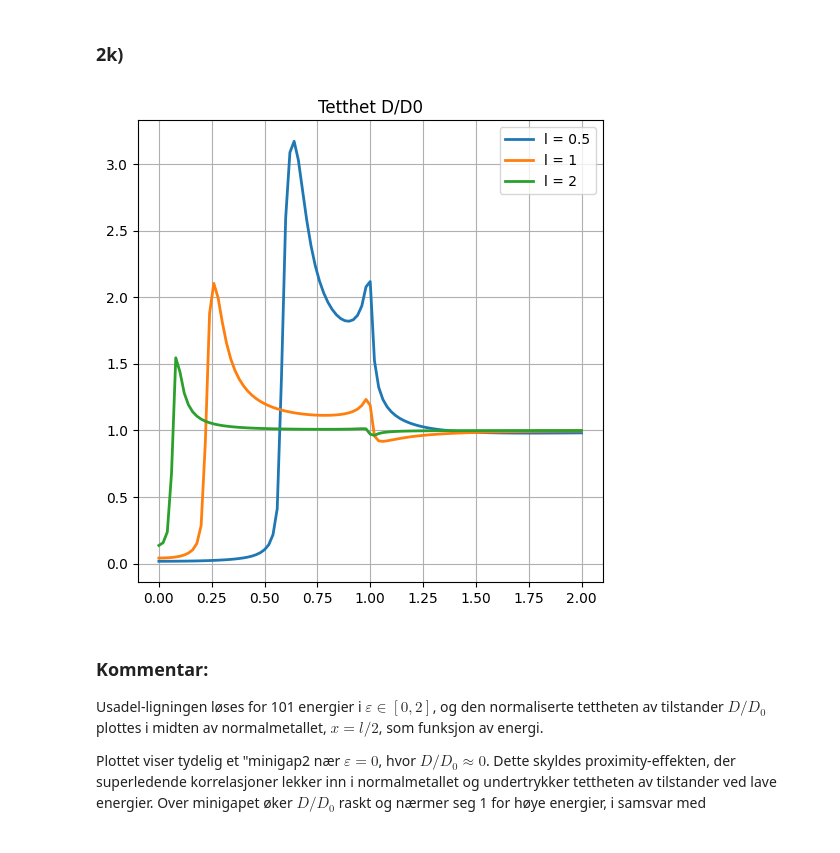
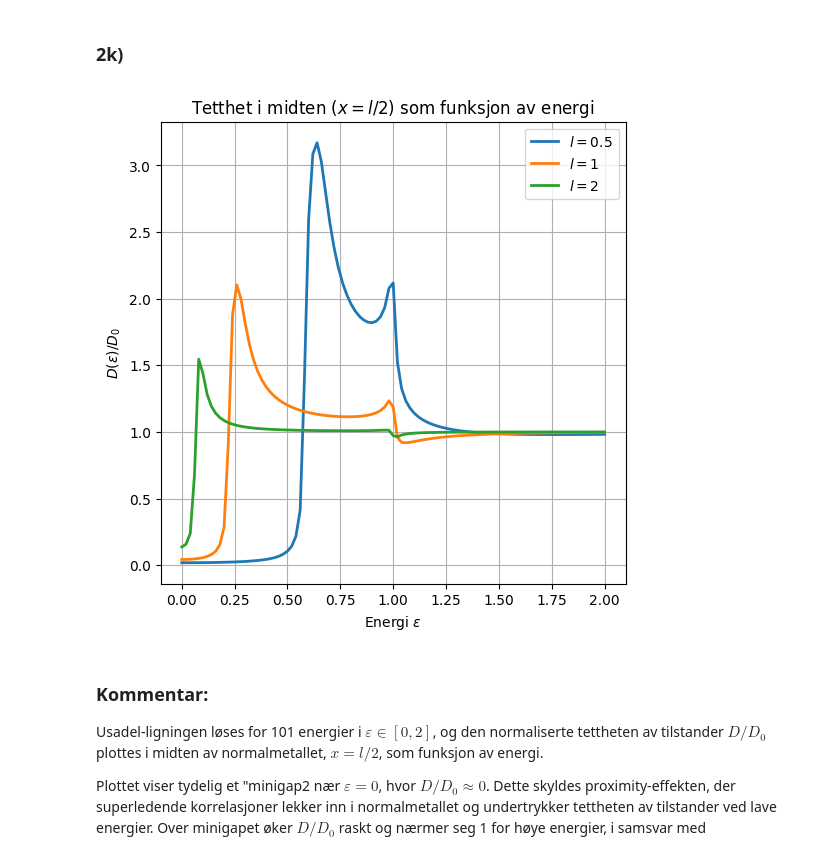
Before and after one commit to selmaberg05/TMA4320-Prosjekt3-gruppe-Andrihol-Emilyan-Selmahbe, a Jupyter notebook: Prosjekt3.ipynb, the cells around one changed output. Drawn from its saved outputs; the diff is of its cells as text; code cells hidden in the pictures.

```diff
--- a/Prosjekt3.ipynb
+++ b/Prosjekt3.ipynb
@@ -1233,35 +1234,35 @@ for l in l_vals:
             lambda x, vec: fun(x, vec, epsilon),
             lambda vL, vR: bc_super(vL, vR, epsilon),
             x, y0
         )
         solutions[epsilon] = res.y
         y0 = res.sol(x)
 
     all_solutions[l] = solutions
 
     # Tetthet i midten
     mid_idx = m // 2
     D_lst = []
 
     for epsilon in epsilon_vals:
         D = compute_density(solutions, [epsilon])
         D_lst.append(D[epsilon][mid_idx])
 
     DD0[l] = D_lst
 
     plt.plot(epsilon_vals, DD0[l], label=f"$l = {l}$")
 
 
-plt.title("Tetthet i midten som funksjon av energi")
+plt.title(r"Tetthet i midten ($x = l/2$) som funksjon av energi")
 plt.xlabel(r"Energi $\epsilon$")
 plt.ylabel(r"$D(\epsilon)/D_0$")
 
 plt.legend()
 plt.grid(True)
 
 plt.show()
 # %% [output]
-[figure, old version]
+[figure, new version]
 # %% [markdown]
 ### Kommentar:
 
```
Also changed, not shown: parts of 4 cells of this notebook.
